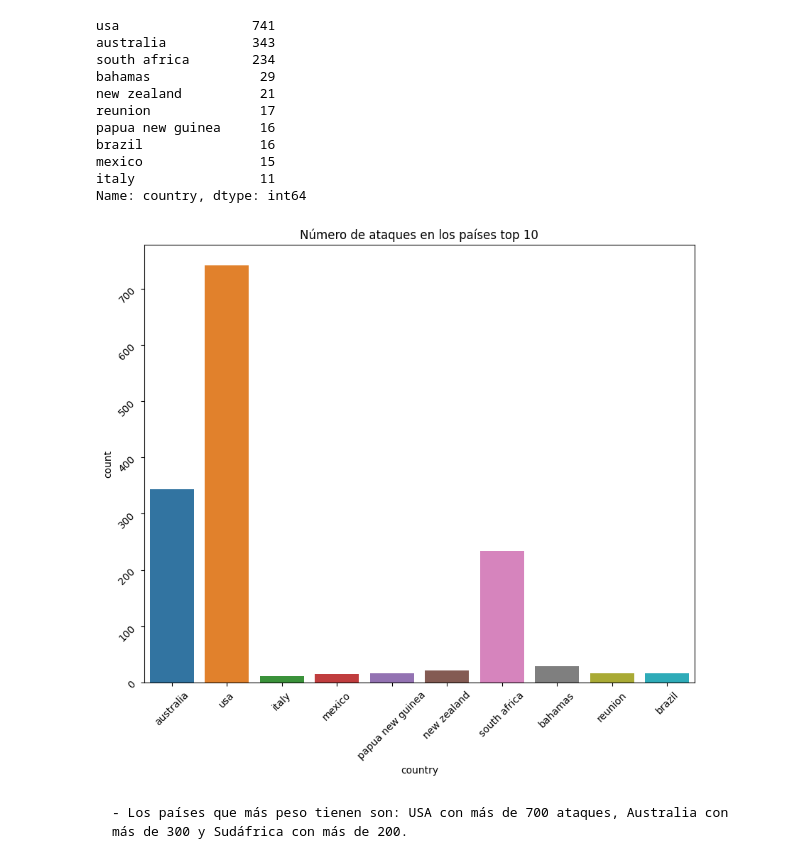
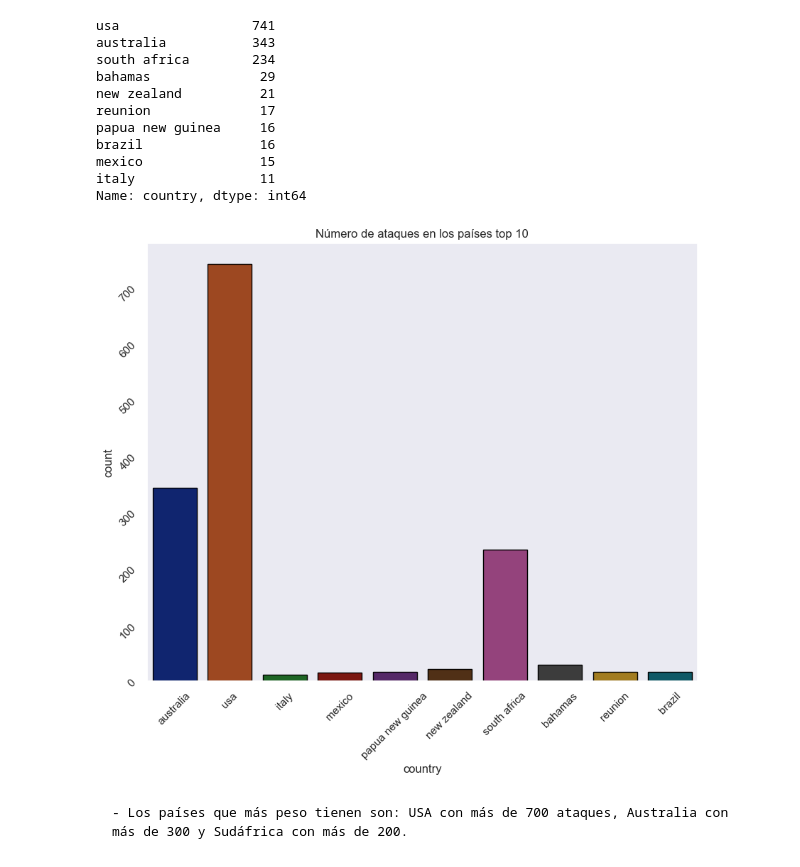
Before and after one commit to Adalab/DA-promo-c-modulo-2-sprint-2-Anahi-Mai, a Jupyter notebook: EDA/pp_eda_III.ipynb, the cells around one changed output. Drawn from its saved outputs; the diff is of its cells as text; code cells hidden in the pictures.

```diff
--- a/EDA/pp_eda_III.ipynb
+++ b/EDA/pp_eda_III.ipynb
@@ -140,10 +142,12 @@ Name: country, dtype: int64
 # %%
-sns.countplot("country", data = df_10)
+sns.countplot("country", data = df_10, edgecolor = 'black')
+
+sns.set(style='dark', palette = 'dark')
 plt.title('Número de ataques en los países top 10')
 plt.tick_params(rotation=45)
 plt.show();
 # %% [output]
-[figure, old version]
+[figure, new version]
 # %% [markdown]
     - Los países que más peso tienen son: USA con más de 700 ataques, Australia con más de 300 y Sudáfrica con más de 200.
 # %% [markdown]
```
Also changed, not shown: parts of 7 cells of this notebook.
